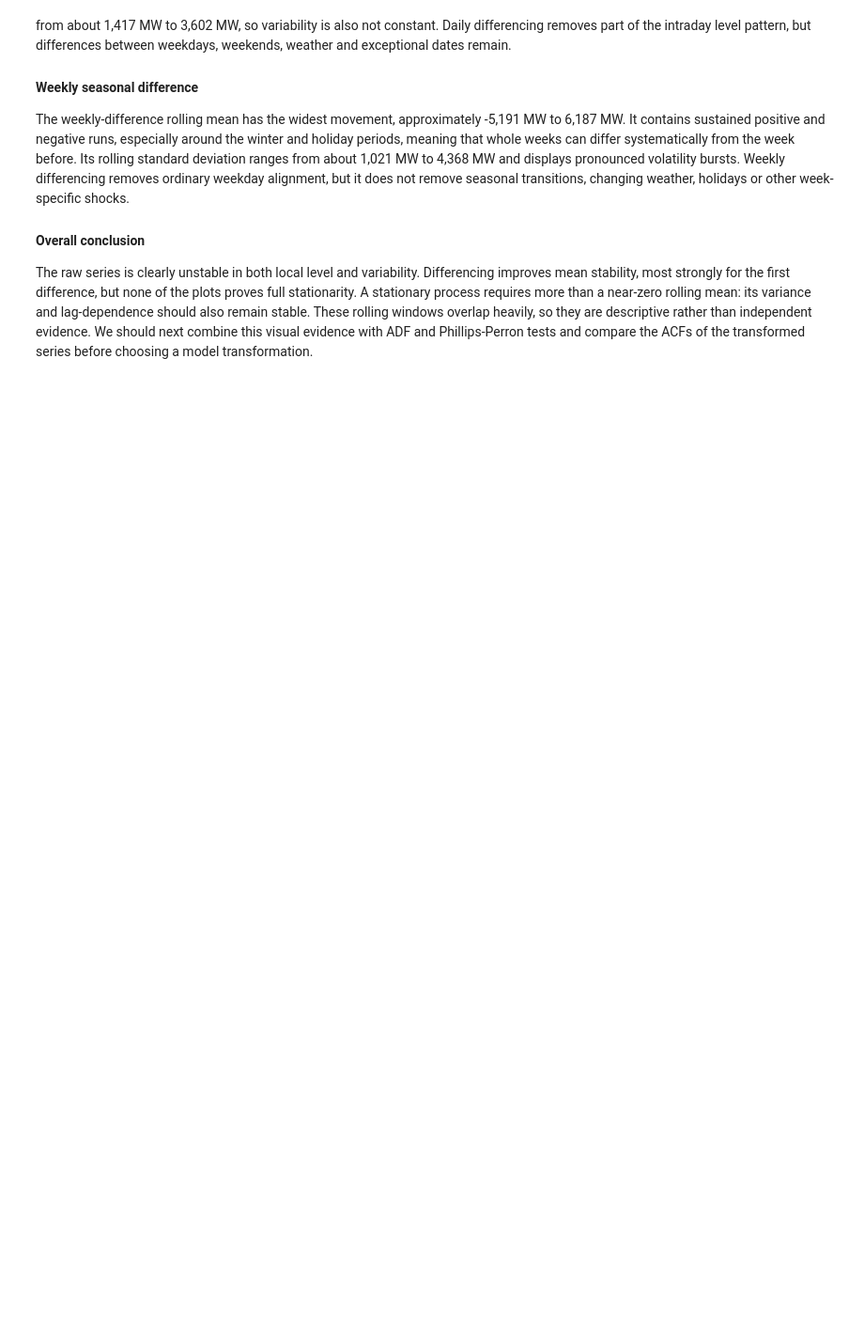
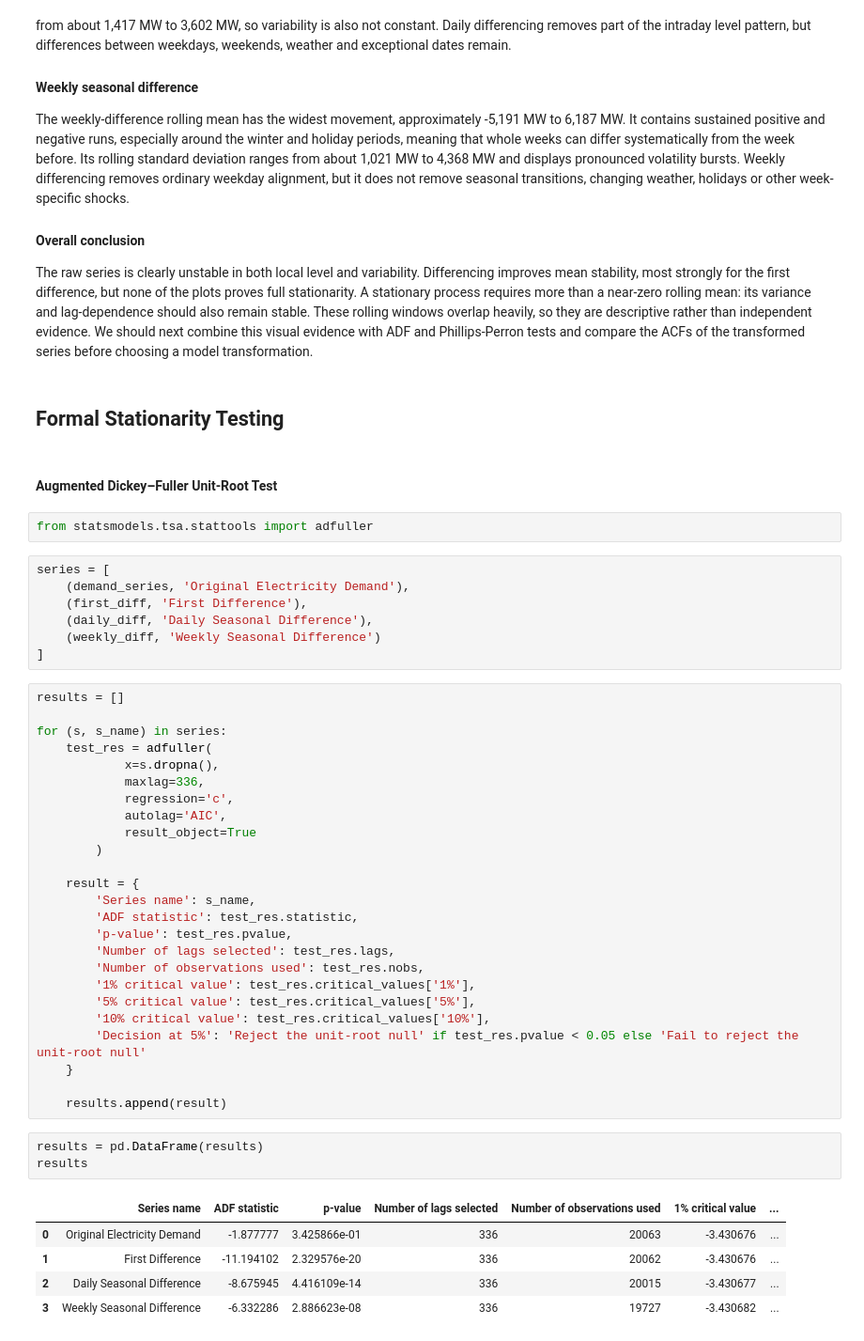
Before and after one commit to Ak62007/Halftime-Effect, a Jupyter notebook: notebooks/05_stationarity_and_spectral_analysis.ipynb, the cells around one changed output. Shown at 94% size. Drawn from its saved outputs; the diff is of its cells as text; blank space fills up the shorter version.

Commit message:
started formal stationarity testing using ADF And PP tests

```diff
--- a/notebooks/05_stationarity_and_spectral_analysis.ipynb
+++ b/notebooks/05_stationarity_and_spectral_analysis.ipynb
@@ -446,3 +445,50 @@ The weekly-difference rolling mean has the widest movement, approximately -5,191
 #### Overall conclusion
 
 The raw series is clearly unstable in both local level and variability. Differencing improves mean stability, most strongly for the first difference, but none of the plots proves full stationarity. A stationary process requires more than a near-zero rolling mean: its variance and lag-dependence should also remain stable. These rolling windows overlap heavily, so they are descriptive rather than independent evidence. We should next combine this visual evidence with ADF and Phillips-Perron tests and compare the ACFs of the transformed series before choosing a model transformation.
+# %% [markdown]
+## Formal Stationarity Testing
+# %% [markdown]
+#### Augmented Dickey–Fuller Unit-Root Test
+# %%
+from statsmodels.tsa.stattools import adfuller
+# %%
+series = [
+    (demand_series, 'Original Electricity Demand'),
+    (first_diff, 'First Difference'),
+    (daily_diff, 'Daily Seasonal Difference'),
+    (weekly_diff, 'Weekly Seasonal Difference')
+]
+# %%
+results = []
+
+for (s, s_name) in series:
+    test_res = adfuller(
+            x=s.dropna(),
+            maxlag=336,
+            regression='c',
+            autolag='AIC',
+            result_object=True
+        )
+
+    result = {
+        'Series name': s_name,
+        'ADF statistic': test_res.statistic,
+        'p-value': test_res.pvalue,
+        'Number of lags selected': test_res.lags,
+        'Number of observations used': test_res.nobs,
+        '1% critical value': test_res.critical_values['1%'],
+        '5% critical value': test_res.critical_values['5%'],
+        '10% critical value': test_res.critical_values['10%'],
+        'Decision at 5%': 'Reject the unit-root null' if test_res.pvalue < 0.05 else 'Fail to reject the unit-root null'
+    }
+
+    results.append(result)
+# %%
+results = pd.DataFrame(results)
+results
+# %% [output]
+|  | Series name | ADF statistic | p-value | Number of lags selected | Number of observations used | 1% critical value | ... |
+| 0 | Original Electricity Demand | -1.877777 | 3.425866e-01 | 336 | 20063 | -3.430676 | ... |
+| 1 | First Difference | -11.194102 | 2.329576e-20 | 336 | 20062 | -3.430676 | ... |
+| 2 | Daily Seasonal Difference | -8.675945 | 4.416109e-14 | 336 | 20015 | -3.430677 | ... |
+| 3 | Weekly Seasonal Difference | -6.332286 | 2.886623e-08 | 336 | 19727 | -3.430682 | ... |
```
Also changed, not shown: parts of 2 cells of this notebook, 2 other files.
